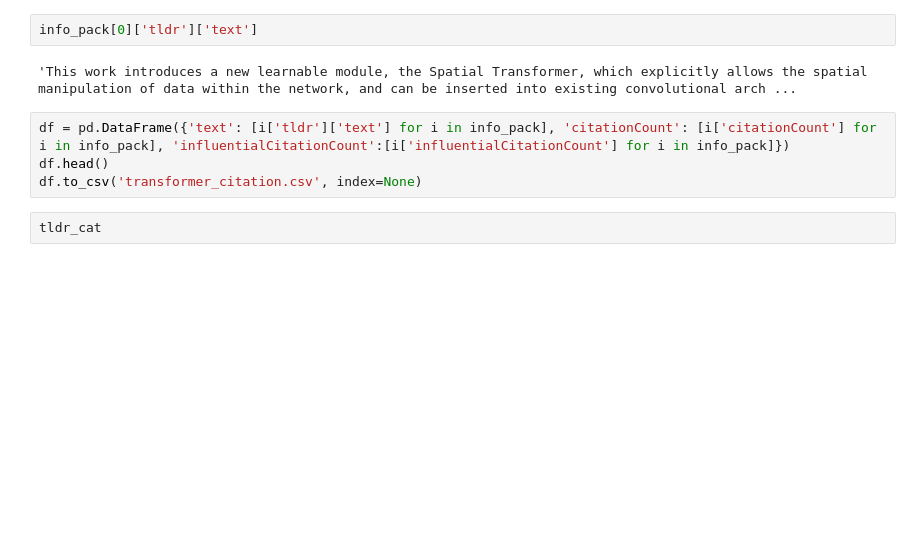
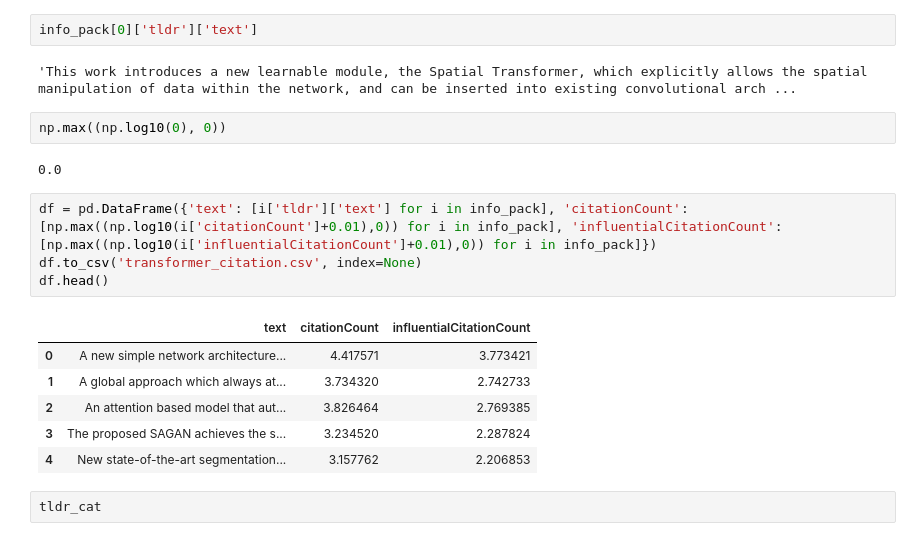
Before and after one commit to miracleyoo/cs685-final-project, a Jupyter notebook: crawer.ipynb, the cells around one changed output. Saved outputs shown, nothing was run; the diff lists cells and outputs as text; blank space fills up the shorter version.

```diff
--- a/crawer.ipynb
+++ b/crawer.ipynb
@@ -57,10 +220,21 @@ https://api.semanticscholar.org/graph/v1/paper/search?query=transformer&offset=0
 info_pack[0]['tldr']['text']
 # %% [output]
 'This work introduces a new learnable module, the Spatial Transformer, which explicitly allows the spatial manipulation of data within the network, and can be inserted into existing convolutional arch ...
+# %%
+np.max((np.log10(0), 0))
+# %% [output]
+0.0
 # %%
-df = pd.DataFrame({'text': [i['tldr']['text'] for i in info_pack], 'citationCount': [i['citationCount'] for i in info_pack], 'influentialCitationCount':[i['influentialCitationCount'] for i in info_pack]})
+df = pd.DataFrame({'text': [i['tldr']['text'] for i in info_pack], 'citationCount': [np.max((np.log10(i['citationCount']+0.01),0)) for i in info_pack], 'influentialCitationCount':[np.max((np.log10(i['influentialCitationCount']+0.01),0)) for i in info_pack]})
+df.to_csv('transformer_citation.csv', index=None)
 df.head()
-df.to_csv('transformer_citation.csv', index=None)
+# %% [output]
+|  | text | citationCount | influentialCitationCount |
+| 0 | A new simple network architecture... | 4.417571 | 3.773421 |
+| 1 | A global approach which always at... | 3.734320 | 2.742733 |
+| 2 | An attention based model that aut... | 3.826464 | 2.769385 |
+| 3 | The proposed SAGAN achieves the s... | 3.234520 | 2.287824 |
+| 4 | New state-of-the-art segmentation... | 3.157762 | 2.206853 |
 # %%
 tldr_cat
 # %% [output]
```
Also changed, not shown: parts of 11 cells of this notebook, 3 other files.
